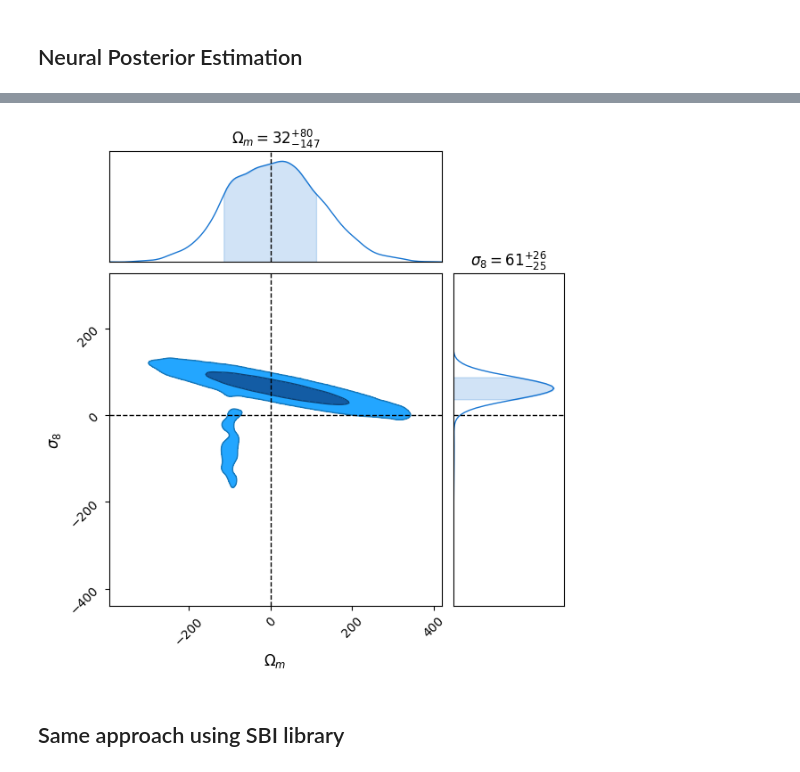
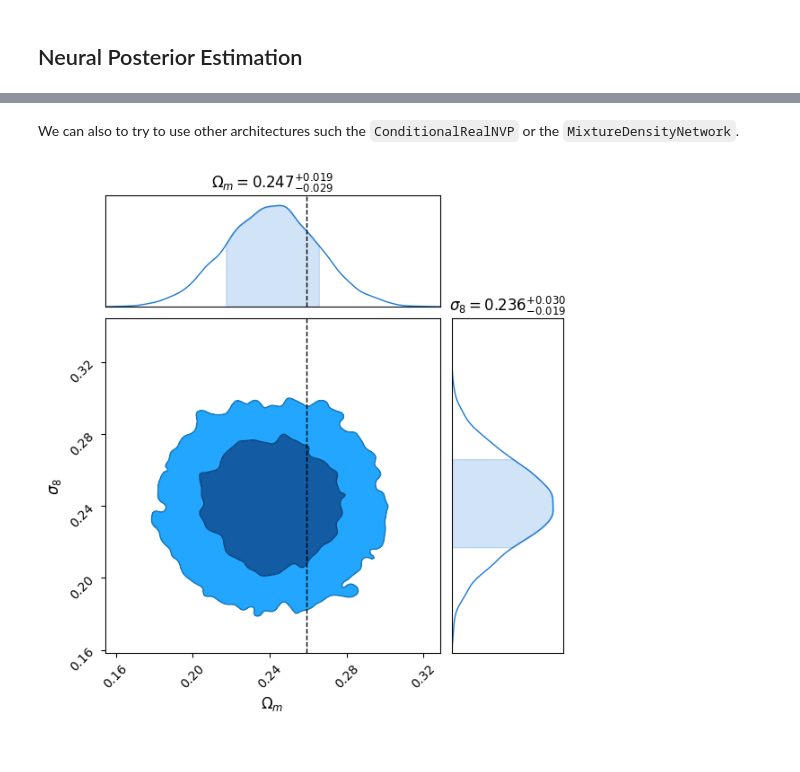
Before and after one commit to sachaguer/jaxili, a Jupyter notebook: notebooks/power_spectrum_jc.ipynb, the cells around one changed output, grey strips where cells are left out. Cells and saved outputs as stored; diff of their text form; code cells hidden in the pictures.

```diff
--- a/notebooks/power_spectrum_jc.ipynb
+++ b/notebooks/power_spectrum_jc.ipynb
@@ -181,9 +193,25 @@ class PowerSpectrumDataset(data.Dataset):
     def __getitem__(self, idx):
         return self.thetas[idx], self.xs[idx]
 
+    def set_params(self, thetas):
+        self.thetas = thetas
+
+    def set_simulation(self, xs):
+        self.xs = xs
+
 train_set = torch.load('ps_dataset/train_set.pt')
 val_set = torch.load('ps_dataset/val_set.pt')
 test_set = torch.load('ps_dataset/test_set.pt')
+
+#Normalize the data.
+thetas, xs = train_set[:]
+xs_mean = xs.mean(axis=0)
+xs_std = xs.std(axis=0)
+train_set.set_simulation((xs - xs_mean) / xs_std)
+_, xs = val_set[:]
+val_set.set_simulation((xs - xs_mean) / xs_std)
+_, xs = test_set[:]
+test_set.set_simulation((xs - xs_mean) / xs_std)
 
 #Specify the batch_size
 batch_size = 50
@@ -563,14 +577,25 @@ def update(params, opt_state, mu, batch):
+# %% [markdown]
+We can also to try to use other architectures such the `ConditionalRealNVP` or the `MixtureDensityNetwork`.
+# %%
+trainer = RealNVPTrainer(n_in=dim_params,
+                         n_layers=4,
+                        layers=[50, 50],
+                        activation = 'silu',
+                        optimizer_hparams={'lr': 5e-4},
+                        logger_params={'base_log_dir': CHECKPOINT_PATH},
+                        exmp_input=next(iter(train_loader)),
+                        check_val_every_epoch=1,
+                        seed=0)
 # %%
-model = MixtureDensityNetwork(n_data=dim_params, n_components=4, layers=[50, 50], activation='silu')
+#Let's have a look at the output of the network before training
+key = jax.random.PRNGKey(0)
+samples = trainer.model.apply(
+    {'params': trainer.state.params}, (observation.reshape((-1, 20))-xs_mean)/xs_std, num_samples=10000, key=key, method='sample'
+)
 
-params = model.init(jax.random.PRNGKey(0), *next(iter(train_loader)), method='log_prob')
-
-samples = model.apply(
-    params, mu.reshape((-1, 20)), num_samples=10000, key=jax.random.PRNGKey(0), method='sample'
-)
 c = ChainConsumer()
 c.add_chain(samples, parameters=[r"$\Omega_m$", r"$\sigma_8$"])
 fig = c.plotter.plot(figsize=2., truth=fiducial_params)
 plt.show()
 # %% [output]
-[figure, old version]
+[figure, new version]
@@ -595,2 +601,0 @@ for batch in pbar:
-# %% [markdown]
-## Same approach using SBI library
```
Also changed, not shown: parts of 53 cells of this notebook, 3 other files.
